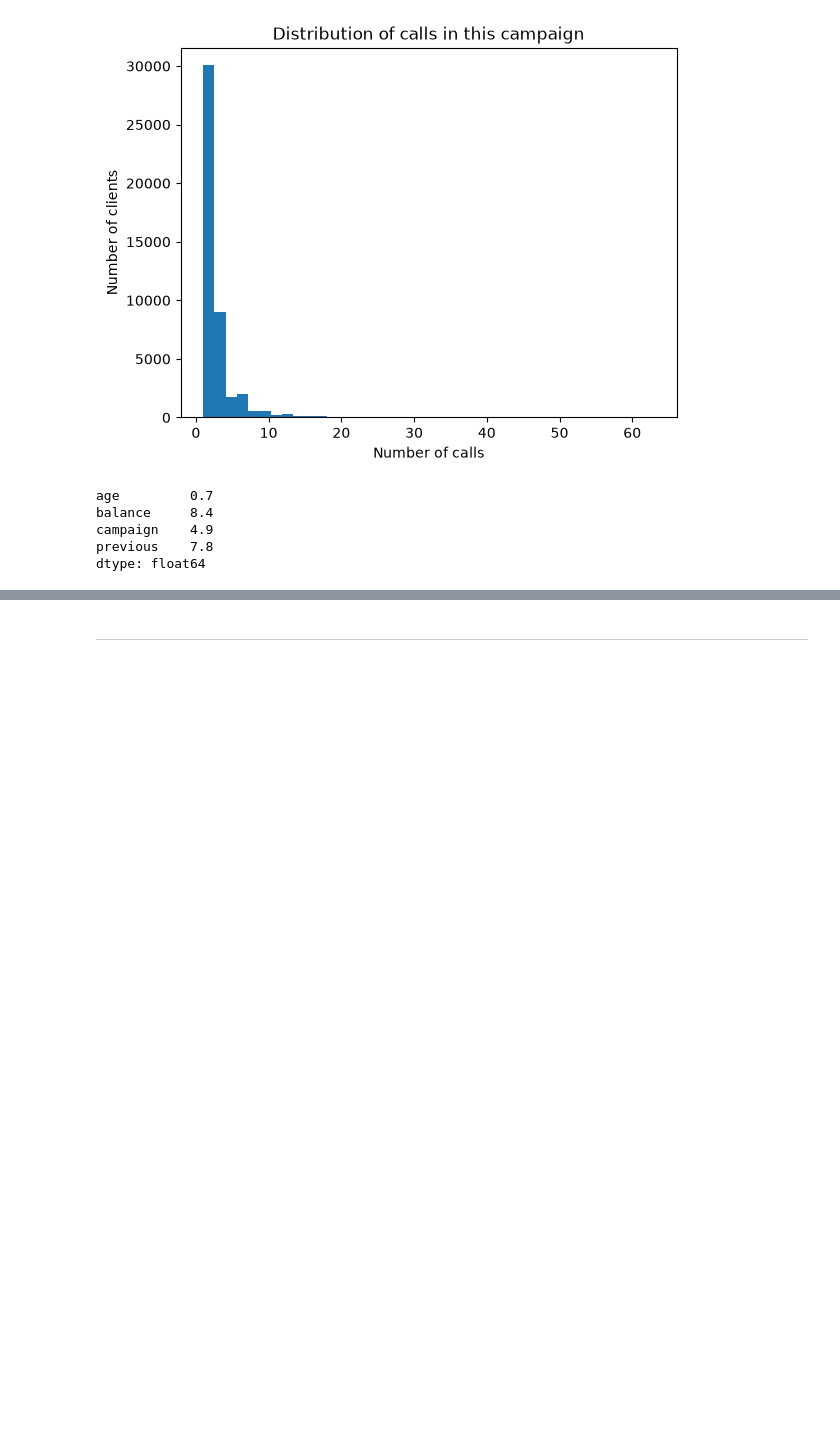
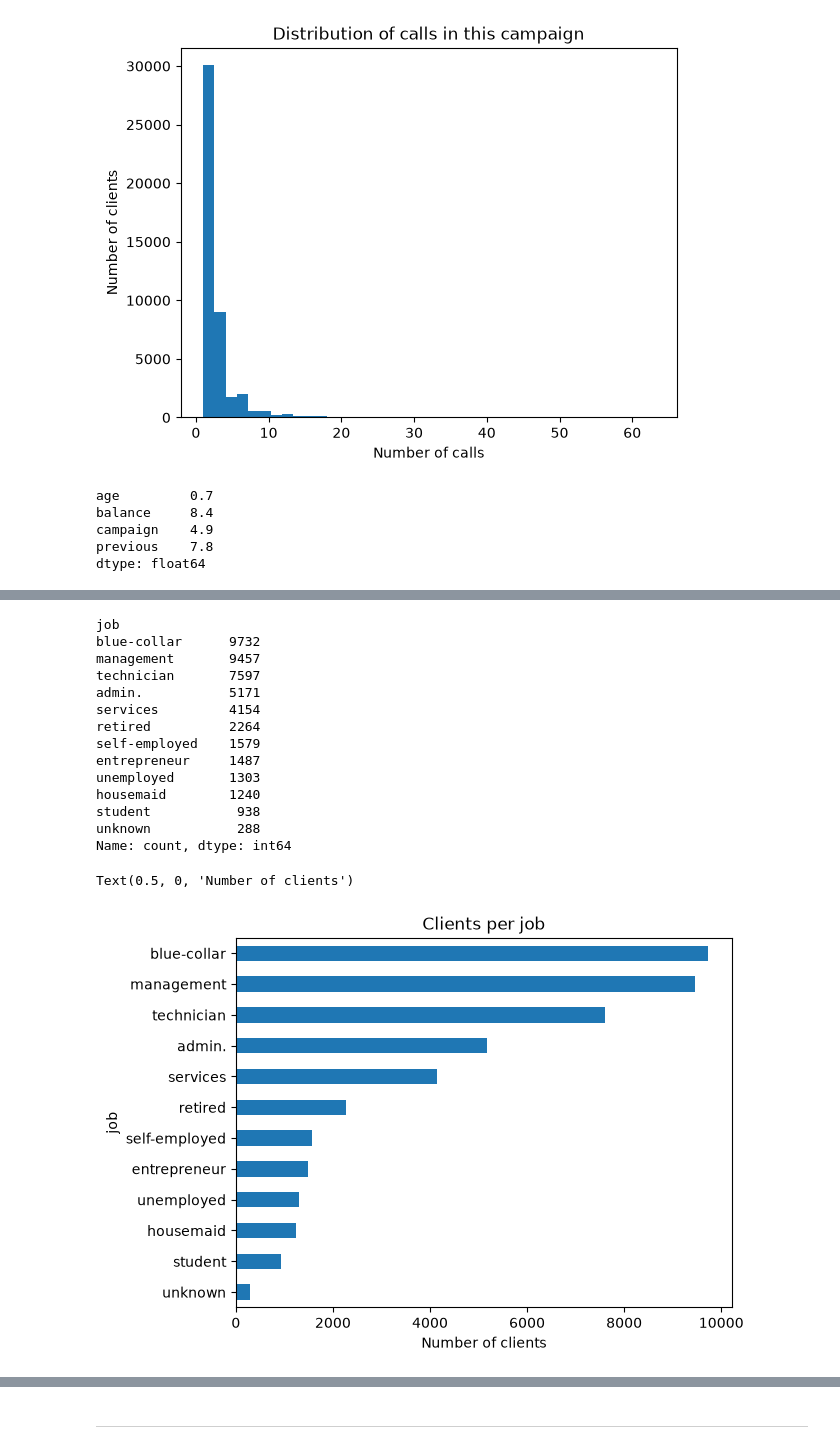
Before and after one commit to nicholas-dumas/ai_mlops_hands_on_exercise, a Jupyter notebook: notebooks/eda.ipynb, the cells around one changed output, grey strips where cells are left out. Saved outputs shown, nothing was run; the diff lists cells and outputs as text; code cells hidden in the pictures; blank space fills up the shorter version.

```diff
--- a/notebooks/eda.ipynb
+++ b/notebooks/eda.ipynb
@@ -221,0 +288,22 @@ dtype: float64
+# %%
+print(clean["job"].value_counts())
+
+ax = clean["job"].value_counts().sort_values().plot(kind="barh", title="Clients per job")
+ax.set_xlabel("Number of clients")
+# %% [output]
+job
+blue-collar      9732
+management       9457
+technician       7597
+admin.           5171
+services         4154
+retired          2264
+self-employed    1579
+entrepreneur     1487
+unemployed       1303
+housemaid        1240
+student           938
+unknown           288
+Name: count, dtype: int64
+Text(0.5, 0, 'Number of clients')
+[figure, added]
```
Also changed, not shown: parts of 9 cells of this notebook, 1 other file.
